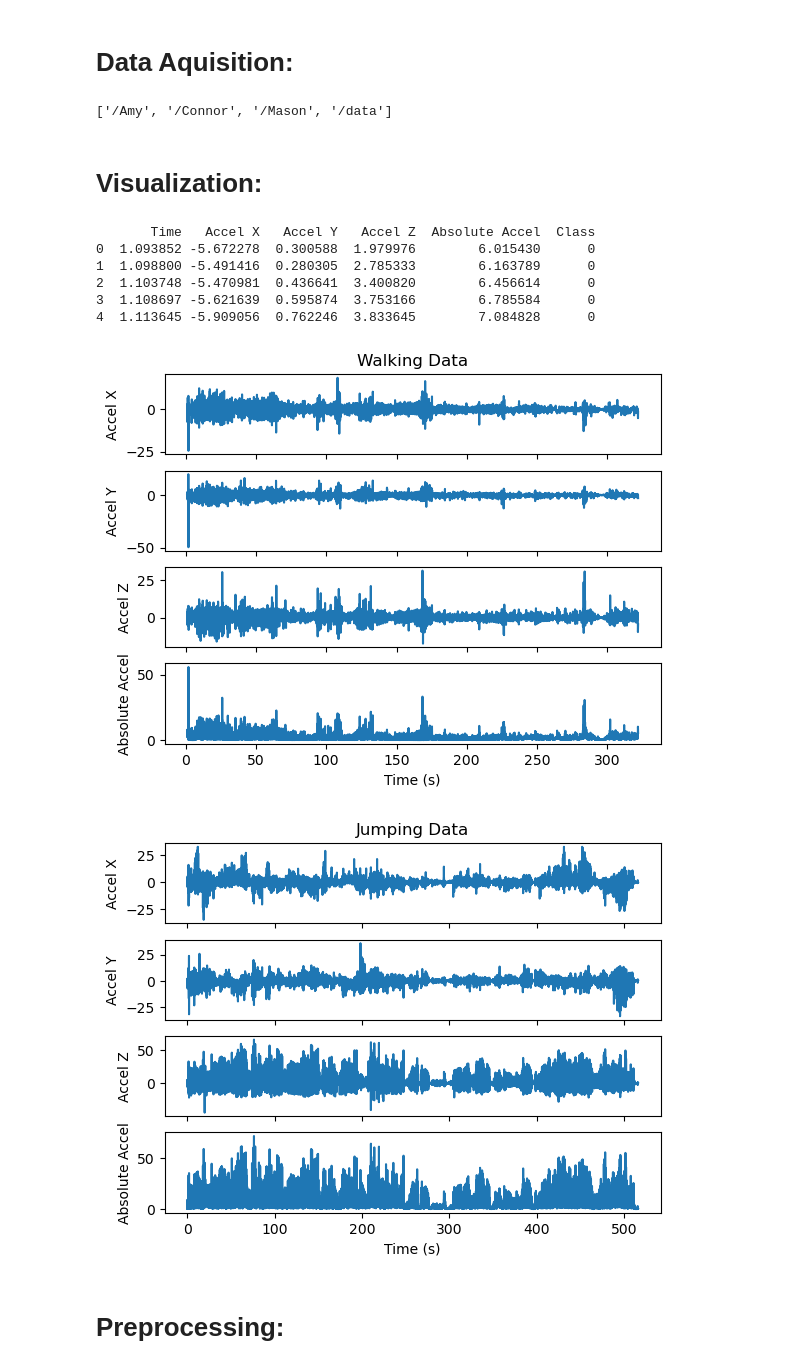
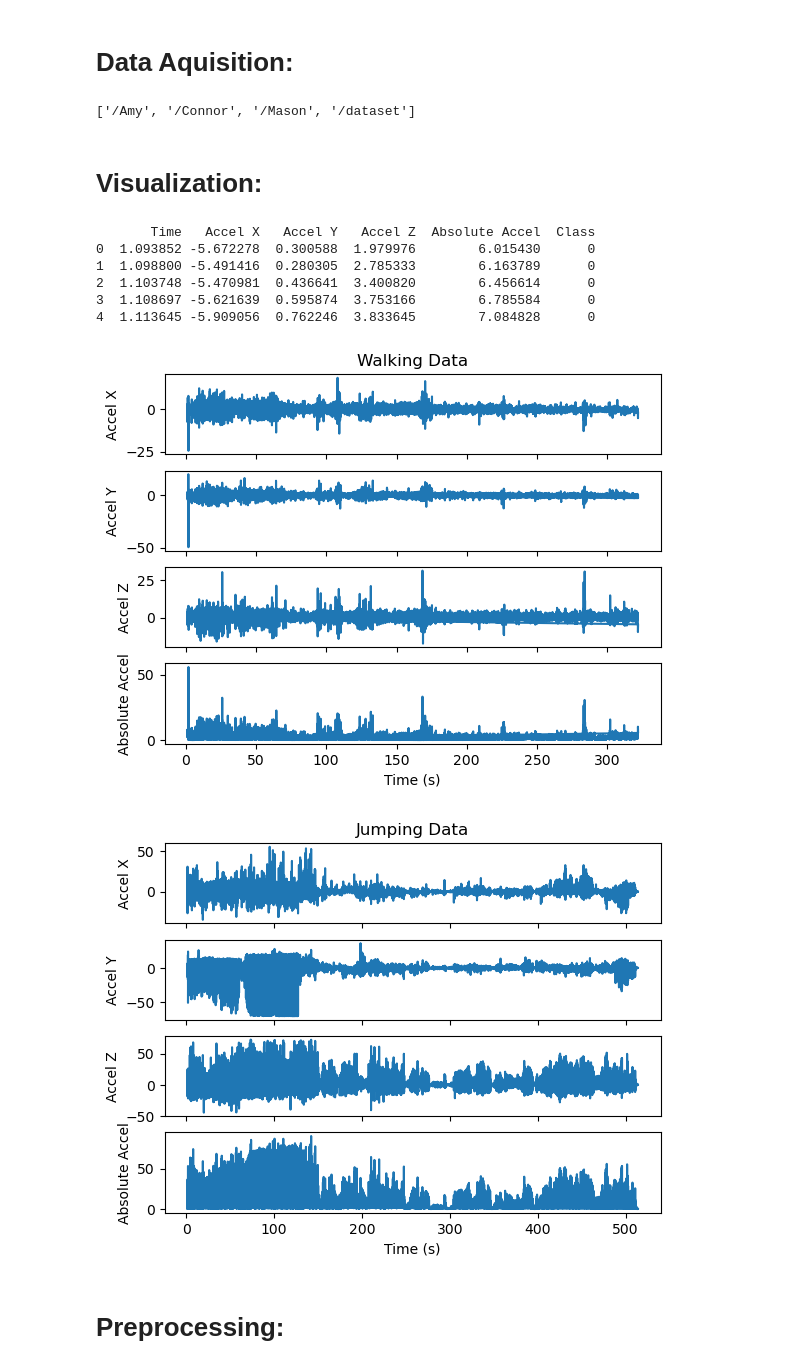
Before and after one commit to MSilver42/Walking-Running-Classifier, a Jupyter notebook: project.ipynb, the cells around one changed output. Saved outputs shown, nothing was run; the diff lists cells and outputs as text; code cells hidden in the pictures.

```diff
--- a/project.ipynb
+++ b/project.ipynb
@@ -42,18 +56,40 @@ def h5_tree(val, pre=''):
 
 
 jumping_df = pd.DataFrame
-jumping_files = ['mason-jumping-1.csv', 'Carter_jumping.csv']
+jumping_files = ['mason-jumping-1.csv', 'Carter_jumping.csv', 'Amy_Jumping.csv', 'mason-jumping-2.csv']
 for file in jumping_files:
     temp = pd.read_csv(file)
+    if 'Mason' or 'mason' in file:
+        hdf.put('Mason', temp)
+    elif 'Amy' or 'amy' in file:
+        hdf.put('Amy', temp)
+    elif 'Connor' or 'connor' in file:
+        hdf.put('Connor', temp)
+
+
     if jumping_df.empty:
         jumping_df = temp
+        # delete first and last 2 seconds of data
+        jumping_df = jumping_df.drop(jumping_df.index[0:200])
+        jumping_df = jumping_df.drop(jumping_df.index[-200:])
     else:
+        # delete first and last 2 seconds of data
+        temp = temp.drop(temp.index[0:200])
+        temp = temp.drop(temp.index[-200:])
         jumping_df = pd.concat([jumping_df, temp])
 
 walking_df = pd.DataFrame
-walking_files = ['mason-walking-1.csv', 'Carter_walking.csv']
+walking_files = ['mason-walking-1.csv', 'Carter_walking.csv', 'Amy_Walking.csv']
 for file in walking_files:
     temp = pd.read_csv(file)
+
+    if 'Mason' or 'mason' in file:
+        hdf.put('Mason', temp)
+    elif 'Amy' or 'amy' in file:
+        hdf.put('Amy', temp)
+    elif 'Connor' or 'connor' in file:
+        hdf.put('Connor', temp)
+
     if walking_df.empty:
         walking_df = temp
         # delete first and last 2 seconds of data
@@ -76,13 +112,13 @@ df = pd.concat([walking_df, jumping_df], ignore_index=True)
 # replace column names
 df.columns = ['Time', 'Accel X', 'Accel Y', 'Accel Z', 'Absolute Accel', 'Class']
 
-hdf.put('data', df, format='table', data_columns=True)
+hdf.put('dataset', df, format='table', data_columns=True)
 
 print(hdf.keys())
 # close hdf file
 hdf.close()
 # %% [output]
-['/Amy', '/Connor', '/Mason', '/data']
+['/Amy', '/Connor', '/Mason', '/dataset']
 # %% [markdown]
 # Visualization:
 # %%
@@ -91,7 +127,9 @@ hdf.close()
 # walking class is 0
 # jumping class is 1
 
-df = pd.read_hdf('data.h5', 'data')
+
+
+df = pd.read_hdf('data.h5', 'dataset', mode='a')
 print(df.head())
 
 
@@ -109,35 +147,35 @@ fig[2].plot(walking_df['Time'], walking_df['Accel Z'])
 fig[2].set_ylabel('Accel Z')
 fig[3].plot(walking_df['Time'], walking_df['Absolute Accel'])
 fig[3].set_ylabel('Absolute Accel')
 fig[3].set_xlabel('Time (s)')
 
 
 # plot jumping data
 jumping_df = df[df['Class'] == 1]
 jumping_df = jumping_df.reset_index(drop=True)
 jumping_df = jumping_df.drop(['Class'], axis=1)
 axis1, fig1 = plt.subplots(4, sharex=True)
 fig1[0].plot(jumping_df['Time'], jumping_df['Accel X'])
 fig1[0].set_ylabel('Accel X')
 fig1[0].set_title('Jumping Data')
 fig1[1].plot(jumping_df['Time'], jumping_df['Accel Y'])
 fig1[1].set_ylabel('Accel Y')
 fig1[2].plot(jumping_df['Time'], jumping_df['Accel Z'])
 fig1[2].set_ylabel('Accel Z')
 fig1[3].plot(jumping_df['Time'], jumping_df['Absolute Accel'])
 fig1[3].set_ylabel('Absolute Accel')
 fig1[3].set_xlabel('Time (s)')
 
 plt.show()
 # %% [output]
        Time   Accel X   Accel Y   Accel Z  Absolute Accel  Class
 0  1.093852 -5.672278  0.300588  1.979976        6.015430      0
 1  1.098800 -5.491416  0.280305  2.785333        6.163789      0
 2  1.103748 -5.470981  0.436641  3.400820        6.456614      0
 3  1.108697 -5.621639  0.595874  3.753166        6.785584      0
 4  1.113645 -5.909056  0.762246  3.833645        7.084828      0
-[figure, old version]
+[figure, new version]
-[figure, old version]
+[figure, new version]
 # %% [markdown]
 # Preprocessing:
 # %%
```
Also changed, not shown: parts of 20 cells of this notebook, 9 other files.
